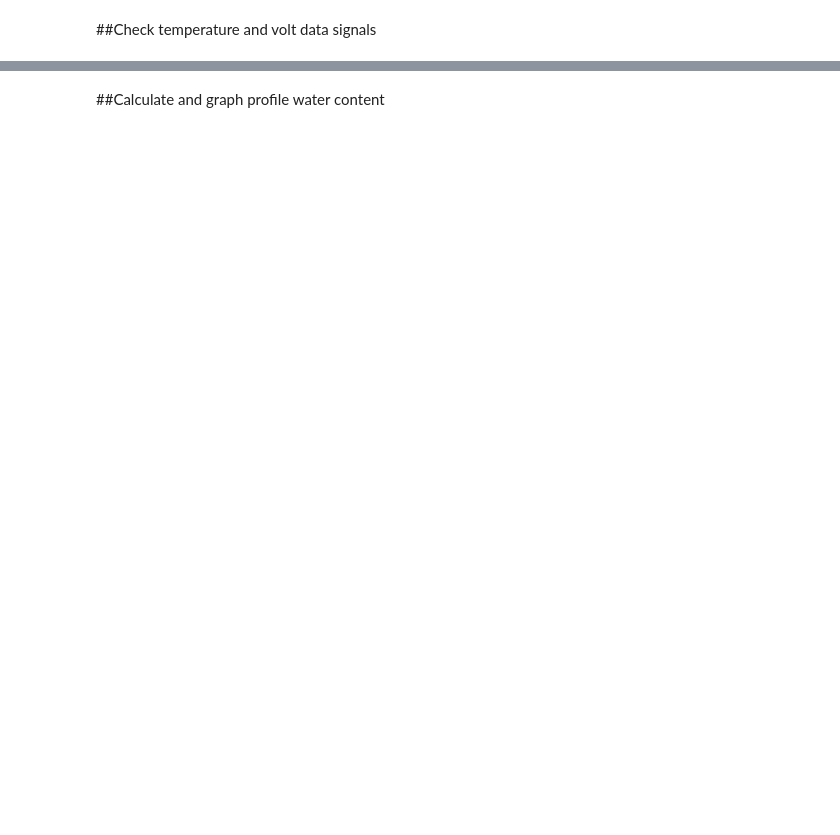
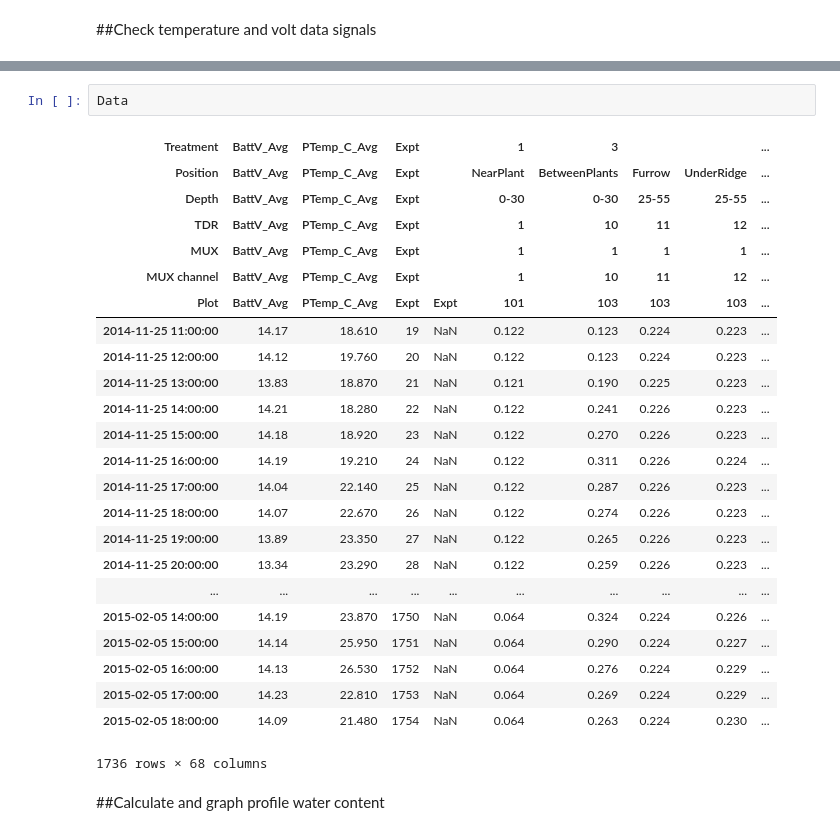
Before and after one commit to HamishBrownPFR/FarPotatos, a Jupyter notebook: SoilWaterAnalysis.ipynb, the cells around one changed output, grey strips where cells are left out. Cells and saved outputs as stored; diff of their text form; blank space fills up the shorter version.

```diff
--- a/SoilWaterAnalysis.ipynb
+++ b/SoilWaterAnalysis.ipynb
@@ -57,3 +55,30 @@ Data.PTemp_C_Avg.plot(figsize=(18,8))
+# %%
+Data
+# %% [output]
+| Treatment | BattV_Avg | PTemp_C_Avg | Expt |  | 1 | 3 |  |  | ... |
+| Position | BattV_Avg | PTemp_C_Avg | Expt |  | NearPlant | BetweenPlants | Furrow | UnderRidge | ... |
+| Depth | BattV_Avg | PTemp_C_Avg | Expt |  | 0-30 | 0-30 | 25-55 | 25-55 | ... |
+| TDR | BattV_Avg | PTemp_C_Avg | Expt |  | 1 | 10 | 11 | 12 | ... |
+| MUX | BattV_Avg | PTemp_C_Avg | Expt |  | 1 | 1 | 1 | 1 | ... |
+| MUX channel | BattV_Avg | PTemp_C_Avg | Expt |  | 1 | 10 | 11 | 12 | ... |
+| Plot | BattV_Avg | PTemp_C_Avg | Expt | Expt | 101 | 103 | 103 | 103 | ... |
+| 2014-11-25 11:00:00 | 14.17 | 18.610 | 19 | NaN | 0.122 | 0.123 | 0.224 | 0.223 | ... |
+| 2014-11-25 12:00:00 | 14.12 | 19.760 | 20 | NaN | 0.122 | 0.123 | 0.224 | 0.223 | ... |
+| 2014-11-25 13:00:00 | 13.83 | 18.870 | 21 | NaN | 0.121 | 0.190 | 0.225 | 0.223 | ... |
+| 2014-11-25 14:00:00 | 14.21 | 18.280 | 22 | NaN | 0.122 | 0.241 | 0.226 | 0.223 | ... |
+| 2014-11-25 15:00:00 | 14.18 | 18.920 | 23 | NaN | 0.122 | 0.270 | 0.226 | 0.223 | ... |
+| 2014-11-25 16:00:00 | 14.19 | 19.210 | 24 | NaN | 0.122 | 0.311 | 0.226 | 0.224 | ... |
+| 2014-11-25 17:00:00 | 14.04 | 22.140 | 25 | NaN | 0.122 | 0.287 | 0.226 | 0.223 | ... |
+| 2014-11-25 18:00:00 | 14.07 | 22.670 | 26 | NaN | 0.122 | 0.274 | 0.226 | 0.223 | ... |
+| 2014-11-25 19:00:00 | 13.89 | 23.350 | 27 | NaN | 0.122 | 0.265 | 0.226 | 0.223 | ... |
+| 2014-11-25 20:00:00 | 13.34 | 23.290 | 28 | NaN | 0.122 | 0.259 | 0.226 | 0.223 | ... |
+| ... | ... | ... | ... | ... | ... | ... | ... | ... | ... |
+| 2015-02-05 14:00:00 | 14.19 | 23.870 | 1750 | NaN | 0.064 | 0.324 | 0.224 | 0.226 | ... |
+| 2015-02-05 15:00:00 | 14.14 | 25.950 | 1751 | NaN | 0.064 | 0.290 | 0.224 | 0.227 | ... |
+| 2015-02-05 16:00:00 | 14.13 | 26.530 | 1752 | NaN | 0.064 | 0.276 | 0.224 | 0.229 | ... |
+| 2015-02-05 17:00:00 | 14.23 | 22.810 | 1753 | NaN | 0.064 | 0.269 | 0.224 | 0.229 | ... |
+| 2015-02-05 18:00:00 | 14.09 | 21.480 | 1754 | NaN | 0.064 | 0.263 | 0.224 | 0.230 | ... |
+1736 rows × 68 columns
 # %% [markdown]
 ##Calculate and graph profile water content
 # %%
```
Also changed, not shown: parts of 8 cells of this notebook.
